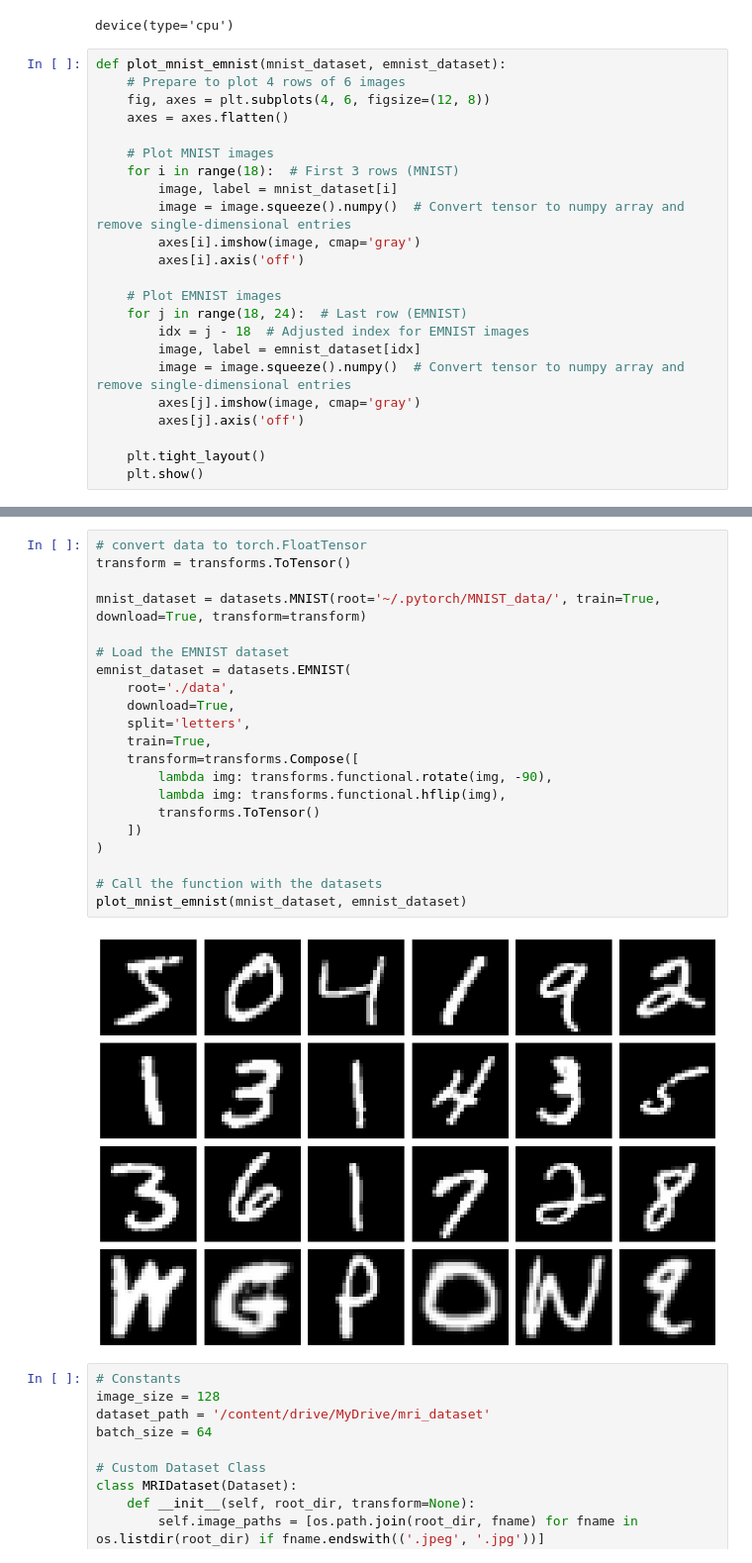
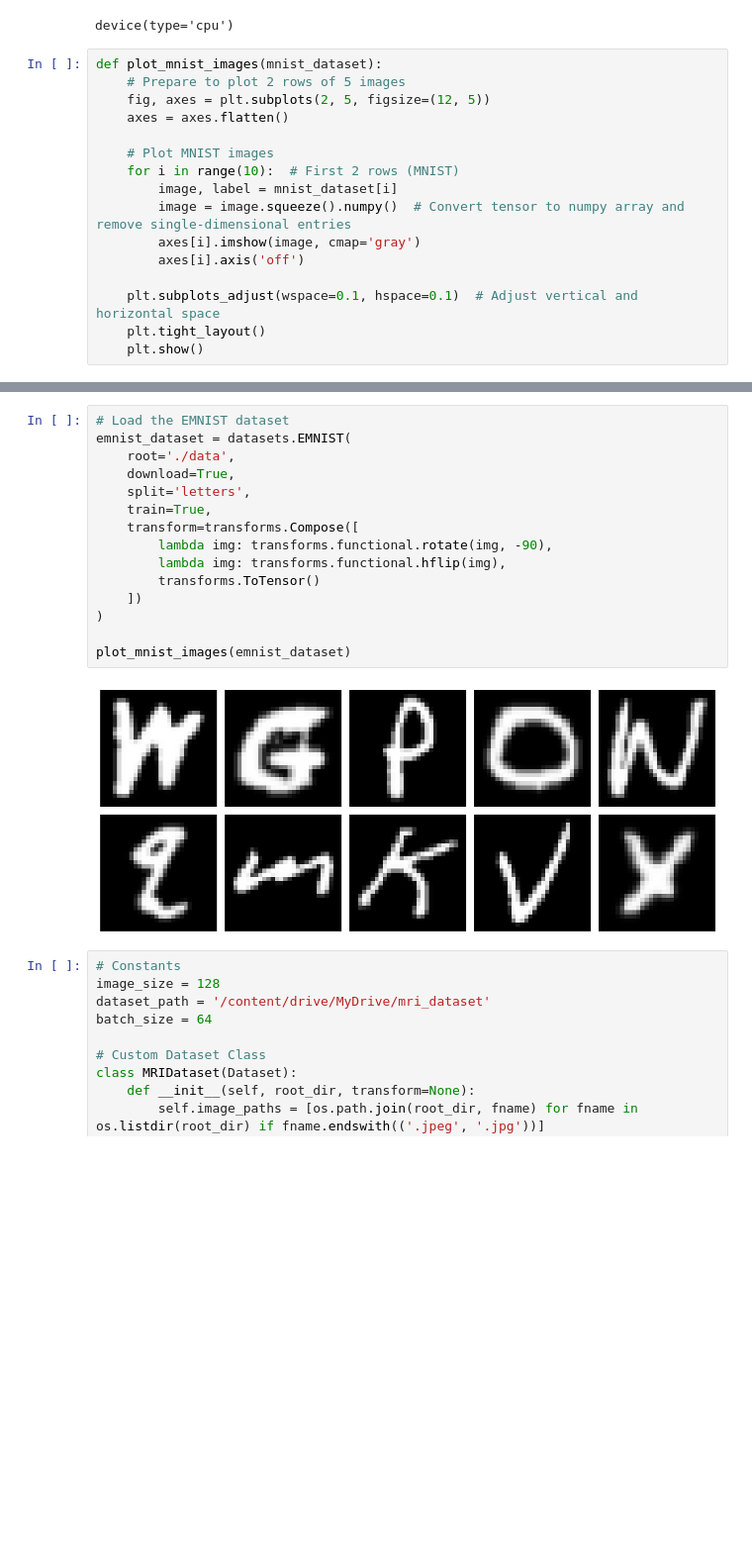
Before and after one commit to joshuarooijakkers/bayesian_denoising_autoencoder, a Jupyter notebook: plots_data.ipynb, the cells around one changed output, grey strips where cells are left out. Shown at 99% size. Cells and saved outputs as stored; diff of their text form; blank space fills up the shorter version.

```diff
--- a/plots_data.ipynb
+++ b/plots_data.ipynb
@@ -22,25 +22,18 @@ device
 # %% [output]
 device(type='cpu')
 # %%
-def plot_mnist_emnist(mnist_dataset, emnist_dataset):
-    # Prepare to plot 4 rows of 6 images
-    fig, axes = plt.subplots(4, 6, figsize=(12, 8))
+def plot_mnist_images(mnist_dataset):
+    # Prepare to plot 2 rows of 5 images
+    fig, axes = plt.subplots(2, 5, figsize=(12, 5))
     axes = axes.flatten()
 
     # Plot MNIST images
-    for i in range(18):  # First 3 rows (MNIST)
+    for i in range(10):  # First 2 rows (MNIST)
         image, label = mnist_dataset[i]
         image = image.squeeze().numpy()  # Convert tensor to numpy array and remove single-dimensional entries
         axes[i].imshow(image, cmap='gray')
         axes[i].axis('off')
 
-    # Plot EMNIST images
-    for j in range(18, 24):  # Last row (EMNIST)
-        idx = j - 18  # Adjusted index for EMNIST images
-        image, label = emnist_dataset[idx]
-        image = image.squeeze().numpy()  # Convert tensor to numpy array and remove single-dimensional entries
-        axes[j].imshow(image, cmap='gray')
-        axes[j].axis('off')
-
+    plt.subplots_adjust(wspace=0.1, hspace=0.1)  # Adjust vertical and horizontal space
     plt.tight_layout()
     plt.show()
@@ -47,26 +50,20 @@ def plot_mnist_emnist(mnist_dataset, emnist_dataset):
 # %%
-# convert data to torch.FloatTensor
-transform = transforms.ToTensor()
-
-mnist_dataset = datasets.MNIST(root='~/.pytorch/MNIST_data/', train=True, download=True, transform=transform)
-
 # Load the EMNIST dataset
 emnist_dataset = datasets.EMNIST(
     root='./data',
     download=True,
     split='letters',
     train=True,
     transform=transforms.Compose([
         lambda img: transforms.functional.rotate(img, -90),
         lambda img: transforms.functional.hflip(img),
         transforms.ToTensor()
     ])
 )
 
-# Call the function with the datasets
-plot_mnist_emnist(mnist_dataset, emnist_dataset)
+plot_mnist_images(emnist_dataset)
 # %% [output]
-[figure, old version]
+[figure, new version]
 # %%
 # Constants
 image_size = 128
```
Also changed, not shown: parts of 11 cells of this notebook.
